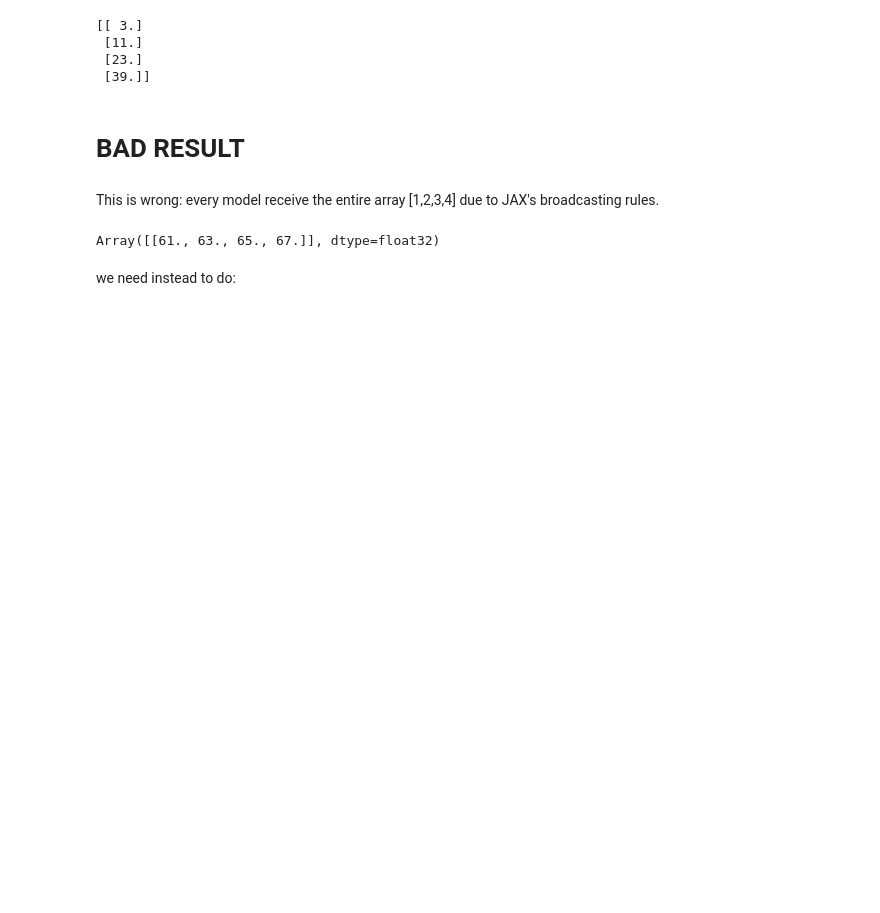
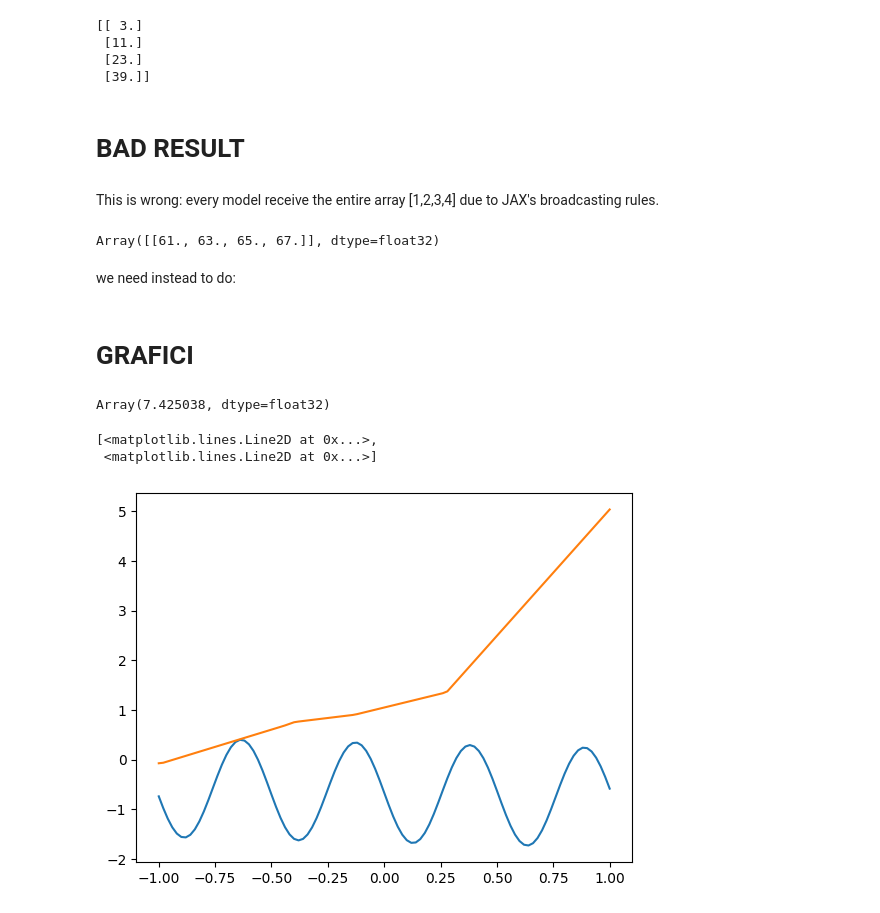
Before and after one commit to Riccardo-Rota/JAX_Hypernetworks, a Jupyter notebook: hypernet.ipynb, the cells around one changed output. Cells and saved outputs as stored; diff of their text form; code cells hidden in the pictures; blank space fills up the shorter version.

Commit message:
preparing plots

```diff
--- a/hypernet.ipynb
+++ b/hypernet.ipynb
@@ -94,5 +92,8 @@ def make_model(rngs):
 model = make_model(nnx.Rngs(0))
 
 print(model)
+x = jnp.array([[2], [0], [2], [2]])
+
+model(x) # MA QUESTO NON FA QUELLO CHE DEVE FARE! NO?
 # %% [output]
 MLP( # Param: 8 (32 B)
@@ -182,3 +184,44 @@ def apply_individual(model, x):
     return model(x)
 
 result = apply_individual(models, inputs)
+# %% [markdown]
+# GRAFICI
+# %%
+from utils import apply
+import numpy as np
+N = 1
+key = random.key(100) #NON METTERE 0 SE NO è DATA LEAKING
+key, subkey = random.split(key)
+mu = random.uniform(subkey, (N,), minval=-2, maxval=2)
+key, subkey = random.split(key)
+l = random.uniform(subkey, (N,), minval=0, maxval=1)
+key, subkey = random.split(key)
+k = random.uniform(subkey, (N,), minval=-2, maxval=2)
+
+h = jnp.stack([mu, l, k], axis=1)
+
+x_vector = jnp.linspace(-1, 1, 101)
+pred_vector = np.zeros(x_vector.shape)
+y_vector = jnp.array([f_to_learn(mu, k, l, x) for x in x_vector])
+w = hypernetwork(h) #USARE HYPERNETWORK GIA TRAINATA
+
+@nnx.split_rngs(splits=1)
+@nnx.vmap(in_axes=(0, None), out_axes=0)
+def make_model(rngs, targetnetwork_fun):
+    return targetnetwork_fun(1, 1, 8, 1, rngs=rngs)
+
+for i in range(len(x_vector)):
+    x = jnp.array([[x_vector[i].item()]])
+    target_network = make_model(nnx.Rngs(0), MLP)
+    pred_vector[i] = apply(target_network, w, x).item()
+# %%
+np.mean((y_vector.squeeze() - pred_vector.squeeze())**2) #STRANO PERCHE MOLTO DISTANTE DA QUELLA DELL'EVALUATION
+# %% [output]
+Array(7.425038, dtype=float32)
+# %%
+import matplotlib.pyplot as plt
+plt.plot(x_vector, y_vector, x_vector, pred_vector)
+# %% [output]
+[<matplotlib.lines.Line2D at 0x...>,
+ <matplotlib.lines.Line2D at 0x...>]
+[figure, added]
```
Also changed, not shown: parts of 5 cells of this notebook.
